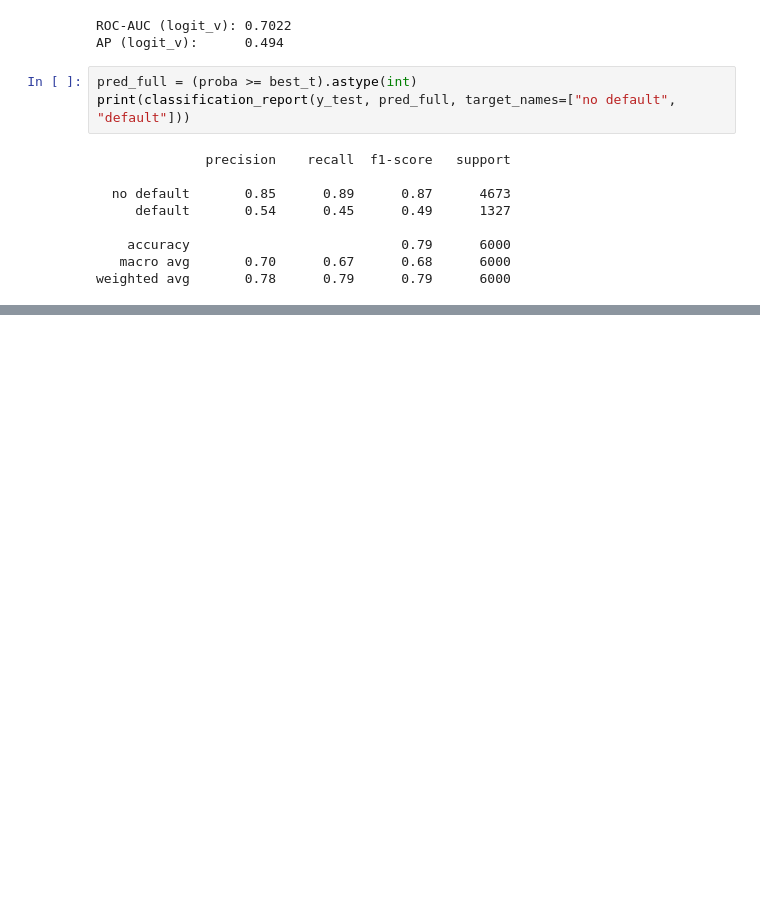
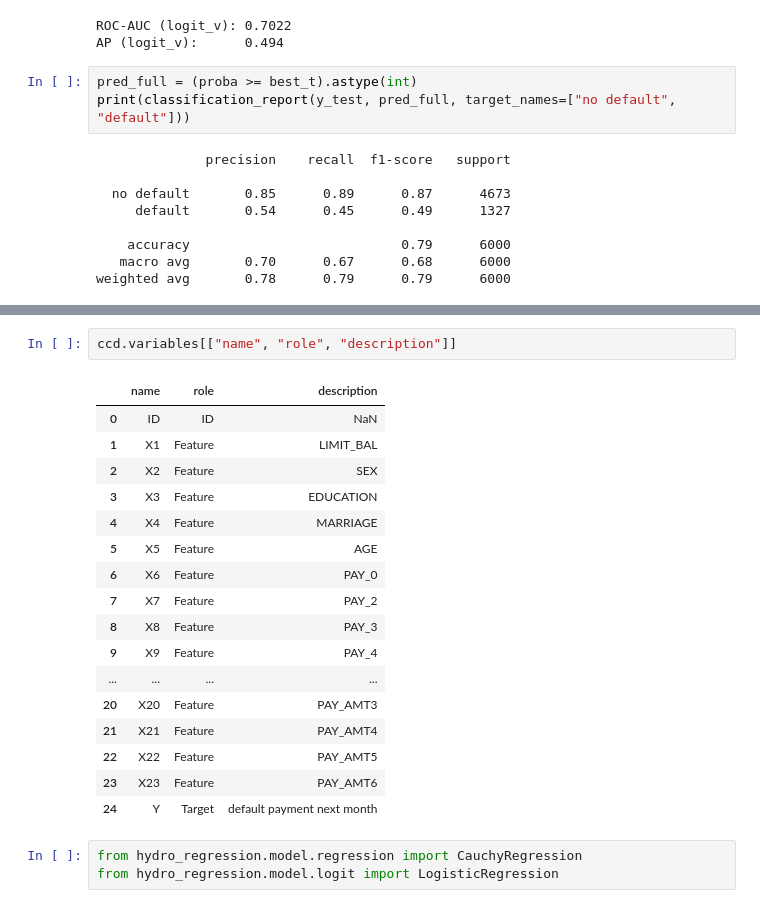
Before and after one commit to zeusandatlasgh/zeusandatlas, a Jupyter notebook: HWNotebooks/CPE486586_HigginbothamArwen_HW_04.ipynb, the cells around one changed output, grey strips where cells are left out. Saved outputs shown, nothing was run; the diff lists cells and outputs as text; blank space fills up the shorter version.

Commit message:
Add HW4 notebook and CauchyRegression

```diff
--- a/HWNotebooks/CPE486586_HigginbothamArwen_HW_04.ipynb
+++ b/HWNotebooks/CPE486586_HigginbothamArwen_HW_04.ipynb
@@ -1136,0 +1339,23 @@ weighted avg       0.78      0.79      0.79      6000
+# %%
+ccd.variables[["name", "role", "description"]]
+# %% [output]
+|  | name | role | description |
+| 0 | ID | ID | NaN |
+| 1 | X1 | Feature | LIMIT_BAL |
+| 2 | X2 | Feature | SEX |
+| 3 | X3 | Feature | EDUCATION |
+| 4 | X4 | Feature | MARRIAGE |
+| 5 | X5 | Feature | AGE |
+| 6 | X6 | Feature | PAY_0 |
+| 7 | X7 | Feature | PAY_2 |
+| 8 | X8 | Feature | PAY_3 |
+| 9 | X9 | Feature | PAY_4 |
+| ... | ... | ... | ... |
+| 20 | X20 | Feature | PAY_AMT3 |
+| 21 | X21 | Feature | PAY_AMT4 |
+| 22 | X22 | Feature | PAY_AMT5 |
+| 23 | X23 | Feature | PAY_AMT6 |
+| 24 | Y | Target | default payment next month |
+# %%
+from hydro_regression.model.regression import CauchyRegression
+from hydro_regression.model.logit import LogisticRegression
```
Also changed, not shown: parts of 8 cells of this notebook, 1 other file.
